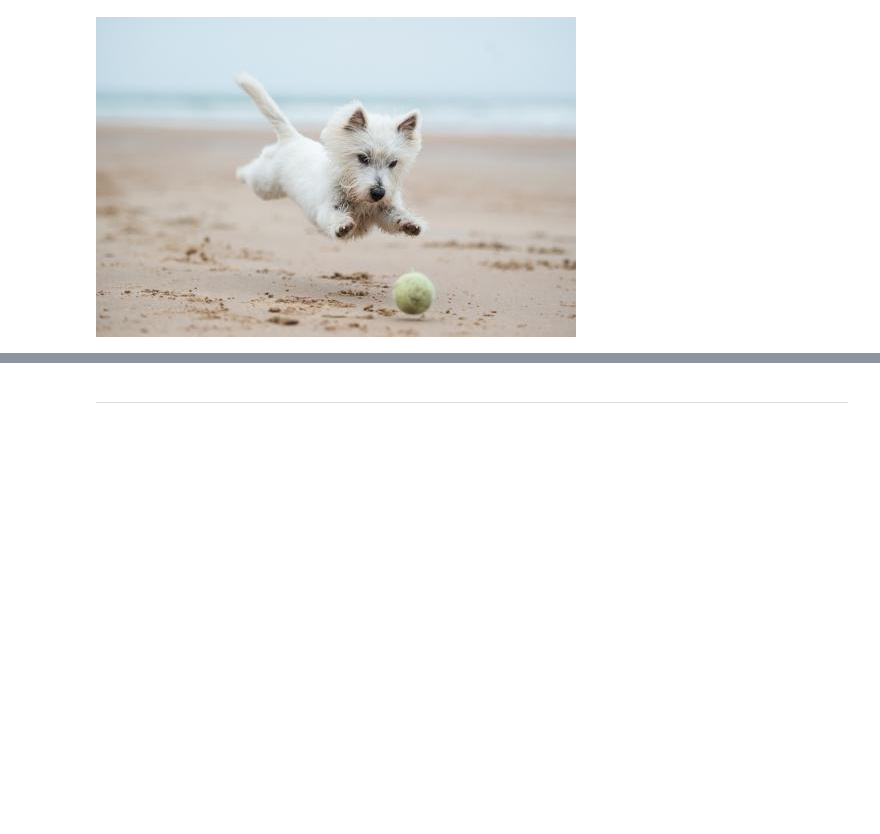
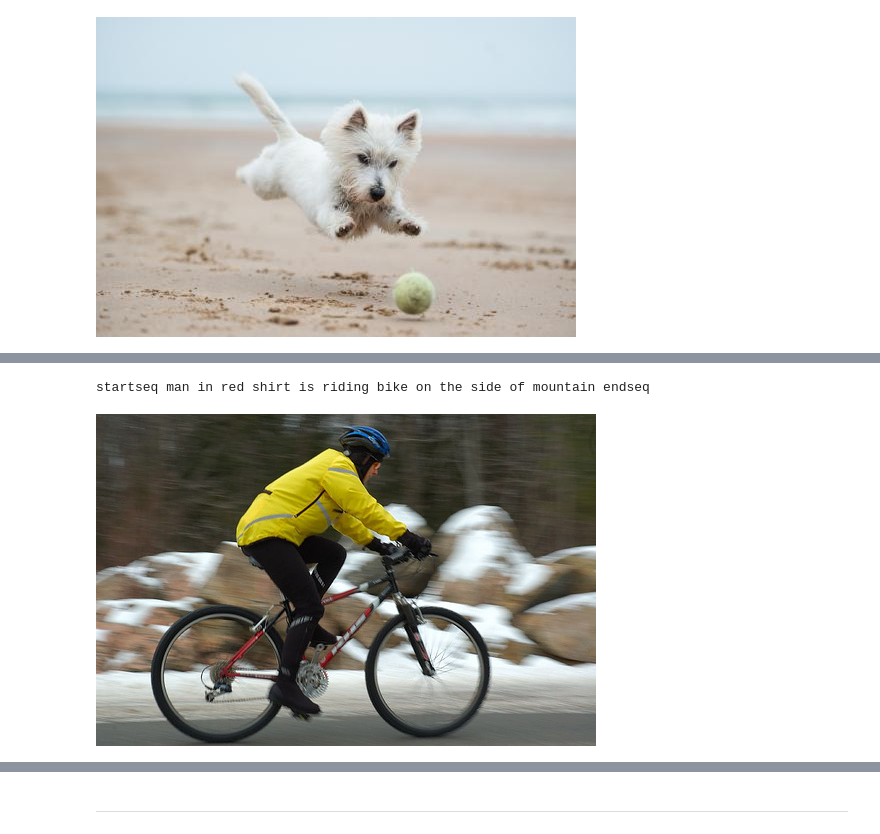
Before and after one commit to adtamayop/image_caption, a Jupyter notebook: image_caption.ipynb, the cells around one changed output, grey strips where cells are left out. Saved outputs shown, nothing was run; the diff lists cells and outputs as text; code cells hidden in the pictures; blank space fills up the shorter version.

```diff
--- a/image_caption.ipynb
+++ b/image_caption.ipynb
@@ -138,0 +170,11 @@ startseq dog is running through the snow endseq
+# %%
+# tokenizer = load(open('./src/files/tokenizer.pkl', 'rb'))
+# model = load_model('C:/Users/atamayop/Desktop/image_caption/src/files/model_0rms.h5')
+photo_path = "C:/Users/atamayop/Downloads/imagenes_prueba/358114269_96fdb5f7c3.jpg"
+photo = extract_feature(photo_path)
+description = generate_desc(model, tokenizer, photo, max_length)
+print(description)
+Image(filename=photo_path)
+# %% [output]
+startseq man in red shirt is riding bike on the side of mountain endseq
+[figure, added]
```
Also changed, not shown: parts of 7 cells of this notebook.
